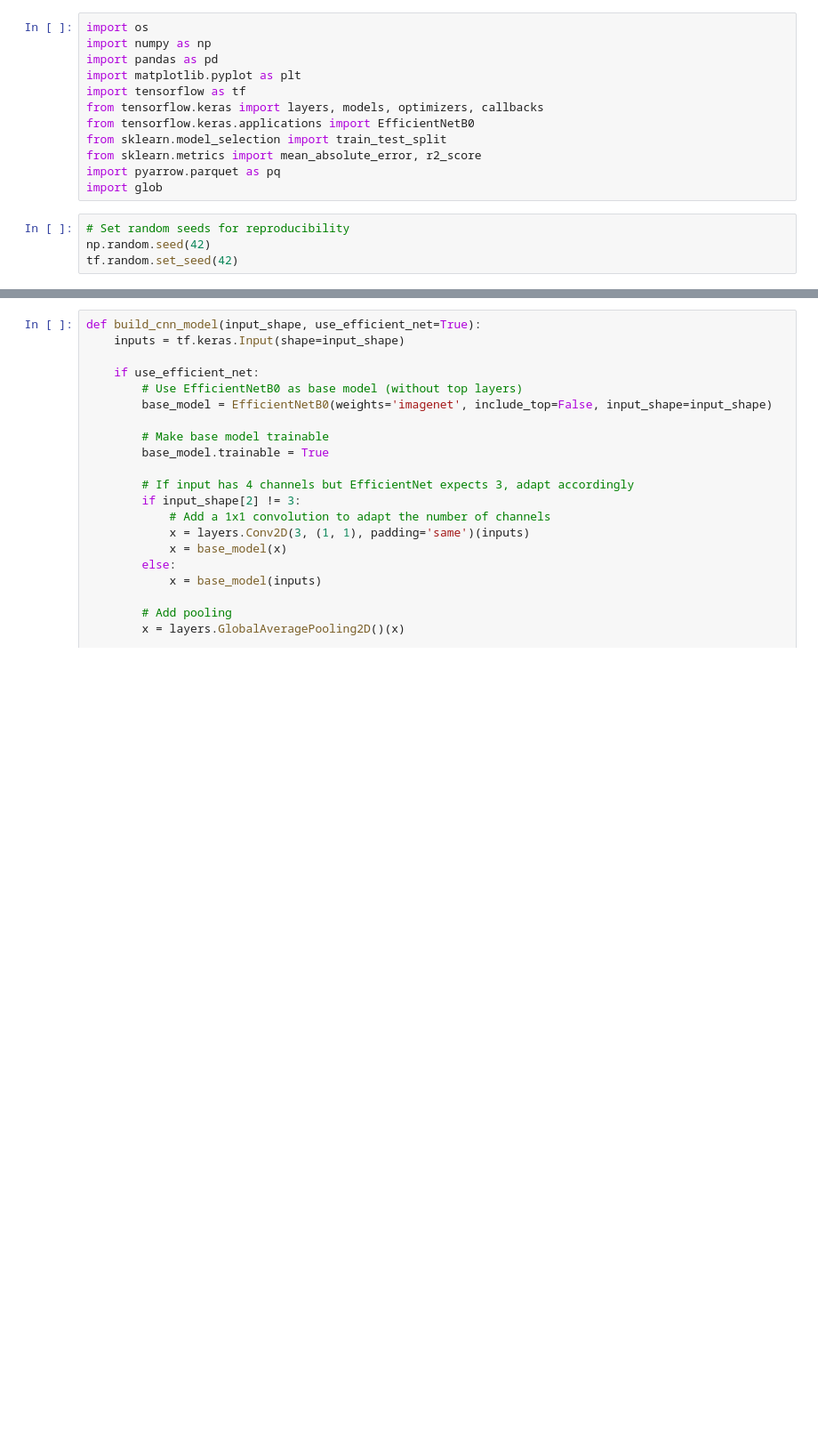
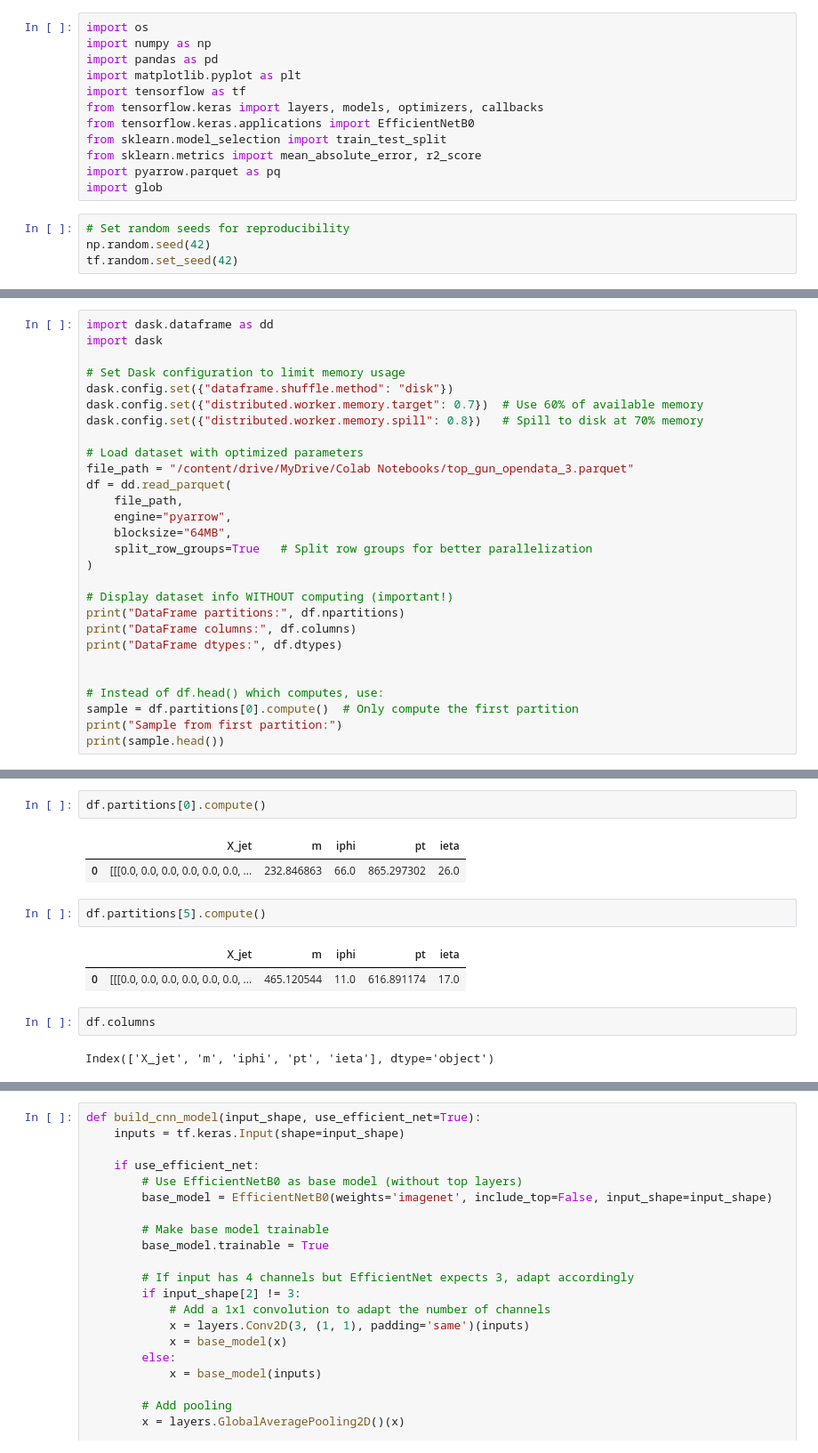
Before and after one commit to Rohit991371/ParticleMassPrediction, a Jupyter notebook: Notebook/Specific Tasks 2e.ipynb, the cells around one changed output, grey strips where cells are left out. Shown at 89% size. Cells and saved outputs as stored; diff of their text form; blank space fills up the shorter version.

```diff
--- a/Notebook/Specific Tasks 2e.ipynb
+++ b/Notebook/Specific Tasks 2e.ipynb
@@ -139,0 +55,28 @@ Found 1 parquet files: ['top_gun_opendata_3.parquet']
+# %%
+import dask.dataframe as dd
+import dask
+
+# Set Dask configuration to limit memory usage
+dask.config.set({"dataframe.shuffle.method": "disk"})
+dask.config.set({"distributed.worker.memory.target": 0.7})  # Use 60% of available memory
+dask.config.set({"distributed.worker.memory.spill": 0.8})   # Spill to disk at 70% memory
+
+# Load dataset with optimized parameters
+file_path = "/content/drive/MyDrive/Colab Notebooks/top_gun_opendata_3.parquet"
+df = dd.read_parquet(
+    file_path,
+    engine="pyarrow",
+    blocksize="64MB",
+    split_row_groups=True   # Split row groups for better parallelization
+)
+
+# Display dataset info WITHOUT computing (important!)
+print("DataFrame partitions:", df.npartitions)
+print("DataFrame columns:", df.columns)
+print("DataFrame dtypes:", df.dtypes)
+
+
+# Instead of df.head() which computes, use:
+sample = df.partitions[0].compute()  # Only compute the first partition
+print("Sample from first partition:")
+print(sample.head())
@@ -140,3 +98,17 @@ Found 1 parquet files: ['top_gun_opendata_3.parquet']
+# %%
+df.partitions[0].compute()
+# %% [output]
+|  | X_jet | m | iphi | pt | ieta |
+| 0 | [[[0.0, 0.0, 0.0, 0.0, 0.0, 0.0, ... | 232.846863 | 66.0 | 865.297302 | 26.0 |
+# %%
+df.partitions[5].compute()
+# %% [output]
+|  | X_jet | m | iphi | pt | ieta |
+| 0 | [[[0.0, 0.0, 0.0, 0.0, 0.0, 0.0, ... | 465.120544 | 11.0 | 616.891174 | 17.0 |
+# %%
+df.columns
+# %% [output]
+Index(['X_jet', 'm', 'iphi', 'pt', 'ieta'], dtype='object')
 # %%
 def preprocess_data(df):
     # Extract target variable (particle mass)
```
Also changed, not shown: parts of 19 cells of this notebook.
